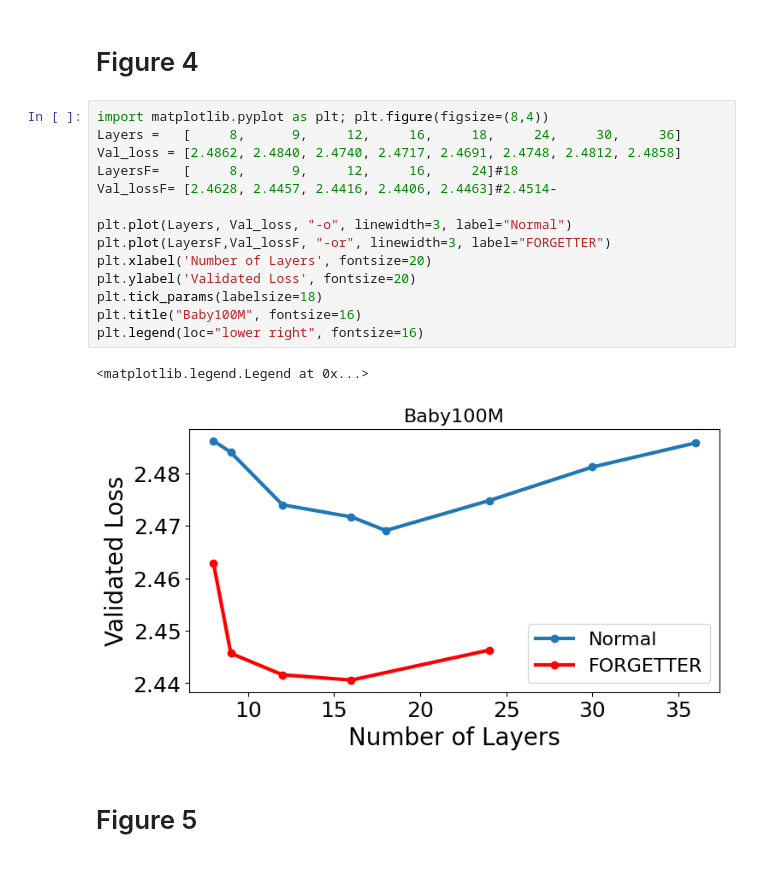
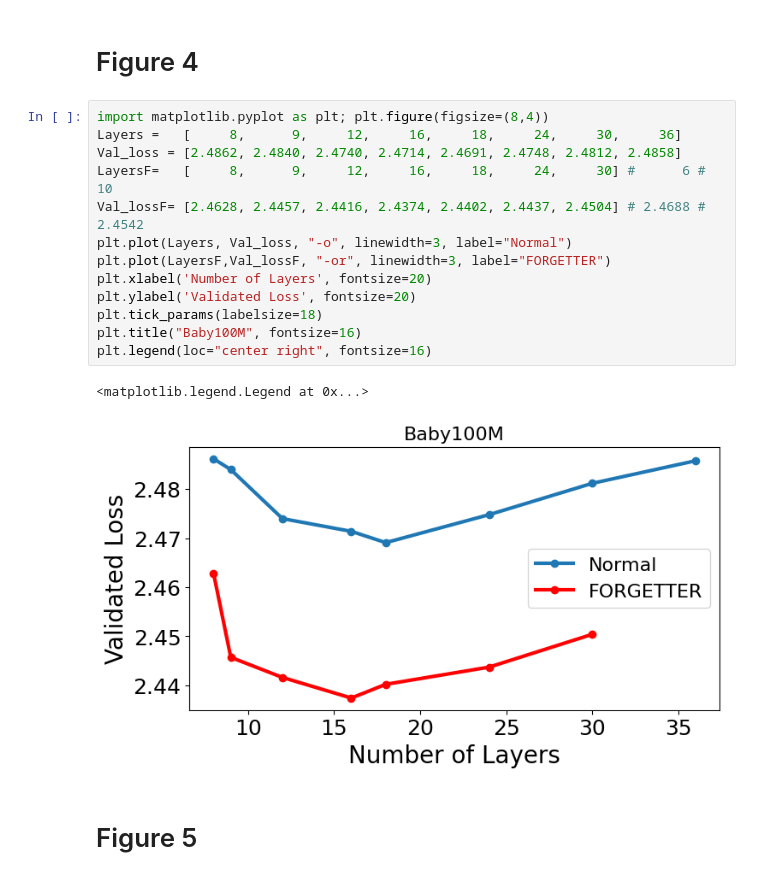
Before and after one commit to keiji-miura/FORGETTER-BabyLM, a Jupyter notebook: Figure_BabyLM.ipynb, the cells around one changed output. Cells and saved outputs as stored; diff of their text form.

```diff
--- a/Figure_BabyLM.ipynb
+++ b/Figure_BabyLM.ipynb
@@ -149,20 +149,19 @@ plt.legend(loc="upper right", fontsize=16)
 # %%
 import matplotlib.pyplot as plt; plt.figure(figsize=(8,4))
 Layers =   [     8,      9,     12,     16,     18,     24,     30,     36]
-Val_loss = [2.4862, 2.4840, 2.4740, 2.4717, 2.4691, 2.4748, 2.4812, 2.4858]
-LayersF=   [     8,      9,     12,     16,     24]#18
-Val_lossF= [2.4628, 2.4457, 2.4416, 2.4406, 2.4463]#2.4514-
-
+Val_loss = [2.4862, 2.4840, 2.4740, 2.4714, 2.4691, 2.4748, 2.4812, 2.4858]
+LayersF=   [     8,      9,     12,     16,     18,     24,     30] #      6 #     10
+Val_lossF= [2.4628, 2.4457, 2.4416, 2.4374, 2.4402, 2.4437, 2.4504] # 2.4688 # 2.4542
 plt.plot(Layers, Val_loss, "-o", linewidth=3, label="Normal")
 plt.plot(LayersF,Val_lossF, "-or", linewidth=3, label="FORGETTER")
 plt.xlabel('Number of Layers', fontsize=20)
 plt.ylabel('Validated Loss', fontsize=20)
 plt.tick_params(labelsize=18)
 plt.title("Baby100M", fontsize=16)
-plt.legend(loc="lower right", fontsize=16)
+plt.legend(loc="center right", fontsize=16)
 # %% [output]
 <matplotlib.legend.Legend at 0x...>
-[figure, old version]
+[figure, new version]
 # %% [markdown]
 # Figure 5
 # %%
```
Also changed, not shown: parts of 9 cells of this notebook.
